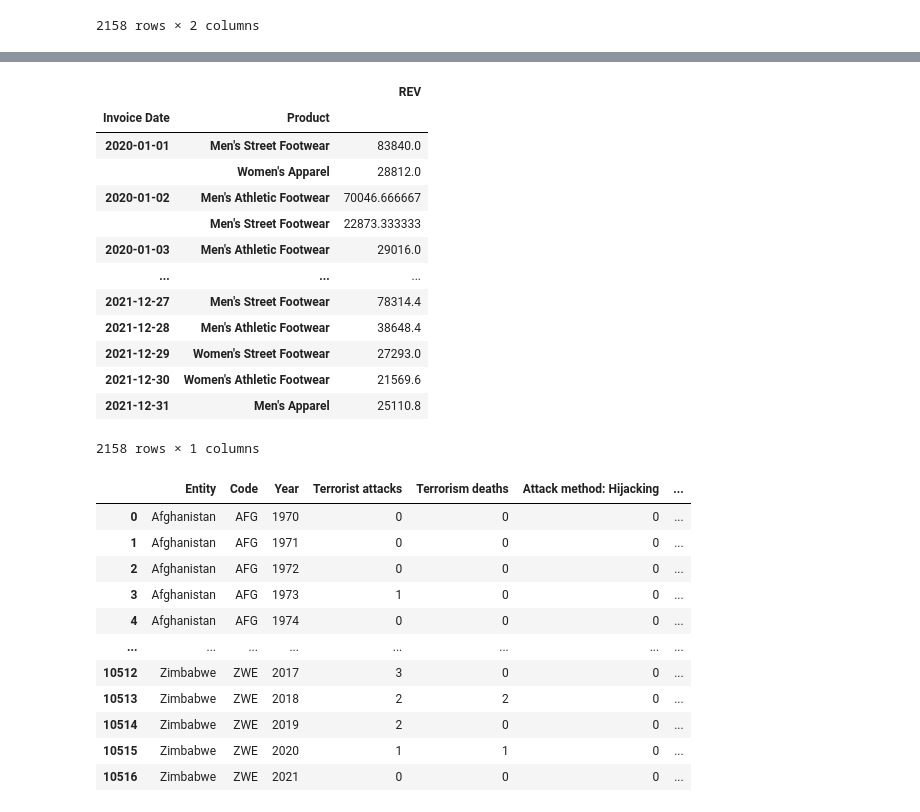
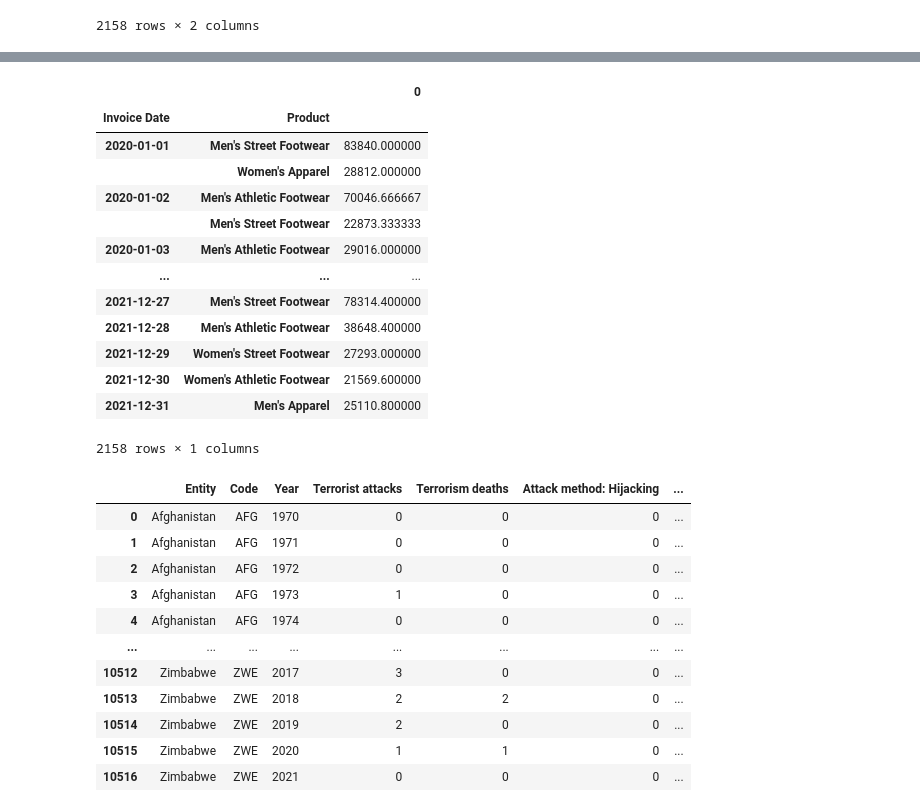
Before and after one commit to DTsapin/Python_DS-ML_practice, a Jupyter notebook: loop_and_pandas_practic.ipynb, the cells around one changed output, grey strips where cells are left out. Drawn from its saved outputs; the diff is of its cells as text; code cells hidden in the pictures.

```diff
--- a/loop_and_pandas_practic.ipynb
+++ b/loop_and_pandas_practic.ipynb
@@ -208,20 +202,22 @@ Length: 2158, dtype: object
-# %%
-df_total_revenue.set_axis(["REV"], axis="columns")
-# %% [output]
-|  |  | REV |
-| Invoice Date | Product |  |
-| 2020-01-01 | Men's Street Footwear | 83840.0 |
-|  | Women's Apparel | 28812.0 |
-| 2020-01-02 | Men's Athletic Footwear | 70046.666667 |
-|  | Men's Street Footwear | 22873.333333 |
-| 2020-01-03 | Men's Athletic Footwear | 29016.0 |
-| ... | ... | ... |
-| 2021-12-27 | Men's Street Footwear | 78314.4 |
-| 2021-12-28 | Men's Athletic Footwear | 38648.4 |
-| 2021-12-29 | Women's Street Footwear | 27293.0 |
-| 2021-12-30 | Women's Athletic Footwear | 21569.6 |
-| 2021-12-31 | Men's Apparel | 25110.8 |
-2158 rows × 1 columns
+# %%
+df_total_revenue = pd.DataFrame(total_revenue)
+df_total_revenue = df_total_revenue.T
+df_total_revenue
+# %% [output]
+|  |  | 0 |
+| Invoice Date | Product |  |
+| 2020-01-01 | Men's Street Footwear | 83840.000000 |
+|  | Women's Apparel | 28812.000000 |
+| 2020-01-02 | Men's Athletic Footwear | 70046.666667 |
+|  | Men's Street Footwear | 22873.333333 |
+| 2020-01-03 | Men's Athletic Footwear | 29016.000000 |
+| ... | ... | ... |
+| 2021-12-27 | Men's Street Footwear | 78314.400000 |
+| 2021-12-28 | Men's Athletic Footwear | 38648.400000 |
+| 2021-12-29 | Women's Street Footwear | 27293.000000 |
+| 2021-12-30 | Women's Athletic Footwear | 21569.600000 |
+| 2021-12-31 | Men's Apparel | 25110.800000 |
+2158 rows × 1 columns
 # %%
 df_1 = pd.read_csv('terrorist-attacks.csv')
 df_1
```
Also changed, not shown: parts of 4 cells of this notebook.
